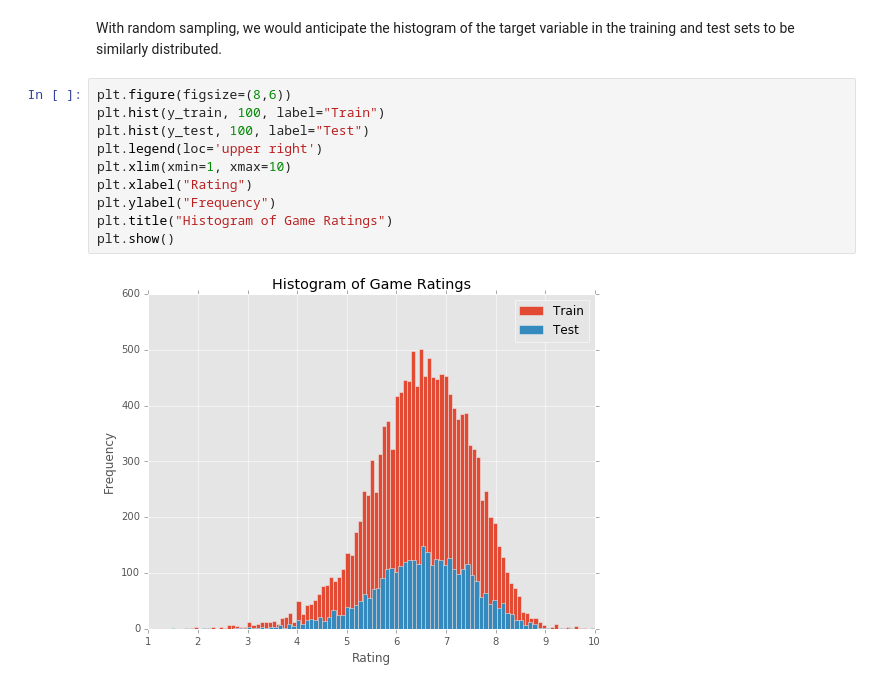
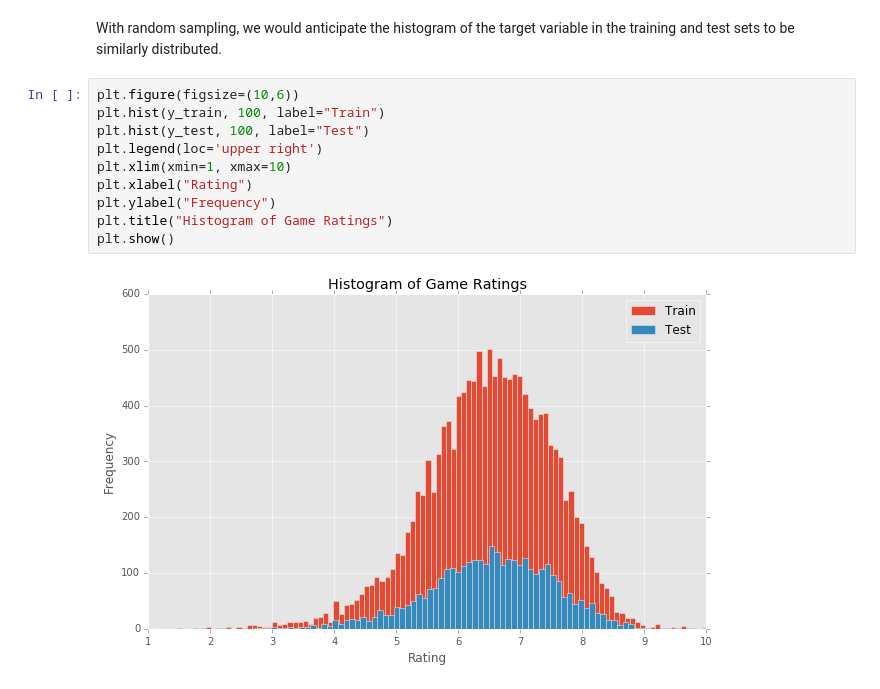
Before and after one commit to rcalme/udacity-capstone, a Jupyter notebook: Notebook/DataInvestigation.ipynb, the cells around one changed output. Cells and saved outputs as stored; diff of their text form.

```diff
--- a/Notebook/DataInvestigation.ipynb
+++ b/Notebook/DataInvestigation.ipynb
@@ -167,14 +180,14 @@ Test set includes     3629 samples
 # %% [markdown]
 With random sampling, we would anticipate the histogram of the target variable in the training and test sets to be similarly distributed.
 # %%
-plt.figure(figsize=(8,6))
+plt.figure(figsize=(10,6))
 plt.hist(y_train, 100, label="Train")
 plt.hist(y_test, 100, label="Test")
 plt.legend(loc='upper right')
 plt.xlim(xmin=1, xmax=10)
 plt.xlabel("Rating")
 plt.ylabel("Frequency")
 plt.title("Histogram of Game Ratings")
 plt.show()
 # %% [output]
-[figure, old version]
+[figure, new version]
```
Also changed, not shown: parts of 26 cells of this notebook.
